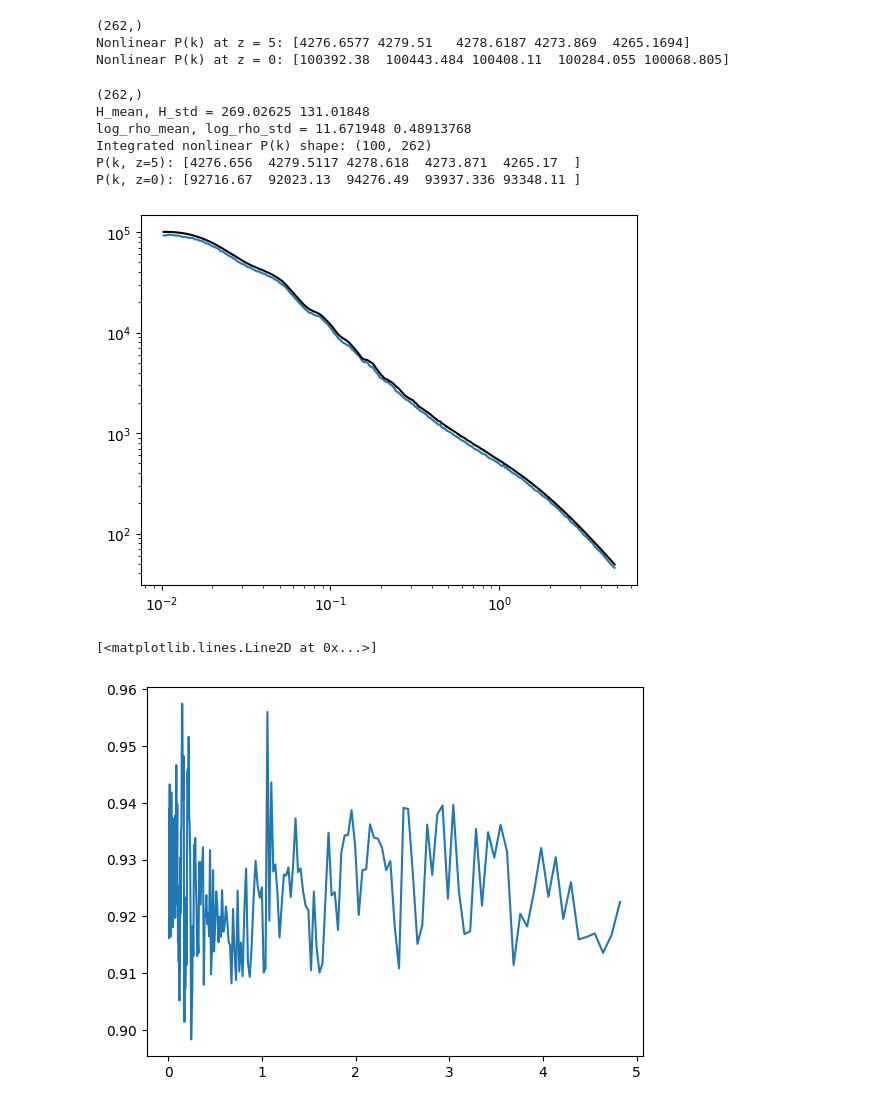
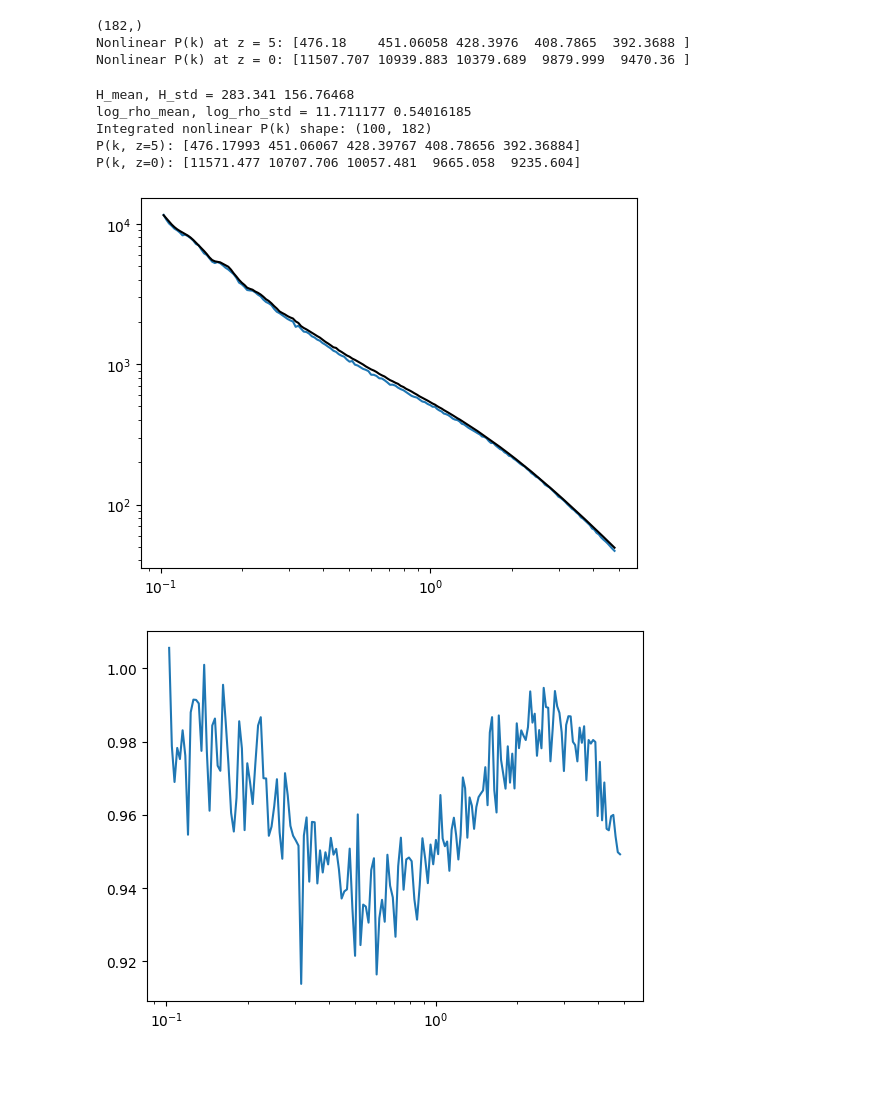
Before and after one commit to pltaylor16/odd_emu, a Jupyter notebook: new_approach/new.ipynb, the cells around one changed output. Saved outputs shown, nothing was run; the diff lists cells and outputs as text; code cells hidden in the pictures; blank space fills up the shorter version.

```diff
--- a/new_approach/new.ipynb
+++ b/new_approach/new.ipynb
@@ -5,7 +5,7 @@ import euclidemu2 as ee2
 
 # --- Load k-grid ---
 k_full = emulator.modes.astype(np.float32)
-k_idx = np.where((k_full > 1e-2) & (k_full < 4.9))[0]
+k_idx = np.where((k_full > 1e-1) & (k_full < 4.9))[0]
 k = k_full[k_idx]
 print (np.shape(k_idx))
 
@@ -50,9 +50,9 @@ pk_nl_z0 = get_nonlinear_pk(0.0)
 print("Nonlinear P(k) at z = 5:", pk_nl_z5[:5])
 print("Nonlinear P(k) at z = 0:", pk_nl_z0[:5])
 # %% [output]
-(262,)
-Nonlinear P(k) at z = 5: [4276.6577 4279.51   4278.6187 4273.869  4265.1694]
-Nonlinear P(k) at z = 0: [100392.38  100443.484 100408.11  100284.055 100068.805]
+(182,)
+Nonlinear P(k) at z = 5: [476.18    451.06058 428.3976  408.7865  392.3688 ]
+Nonlinear P(k) at z = 0: [11507.707 10939.883 10379.689  9879.999  9470.36 ]
 # %%
 import jax
 import jax.numpy as jnp
@@ -61,12 +61,17 @@ import equinox as eqx
 from diffrax import diffeqsolve, ODETerm, Tsit5, SaveAt
 import os
 
+k_full = emulator.modes.astype(np.float32)
+k_idx = np.where((k_full > 1e-1) & (k_full < 4.9))[0]
+k = k_full[k_idx]
+k_shp = np.shape(k_idx)[0]
+
 # --- Load model ---
 class RHS(eqx.Module):
     mlp: eqx.nn.MLP
     def __init__(self, key=None):
         dummy_key = jax.random.PRNGKey(0) if key is None else key
-        self.mlp = eqx.nn.MLP(in_size=265, out_size=262, width_size=512, depth=4, key=dummy_key)
+        self.mlp = eqx.nn.MLP(in_size=k_shp + 3, out_size=k_shp, width_size=512, depth=4, key=dummy_key)
 
     def __call__(self, P, H, rho, z):
         x = jnp.concatenate([P, H, rho, jnp.atleast_1d(z)])
@@ -79,10 +84,7 @@ model_params = eqx.tree_deserialise_leaves(model_path, model)
 model = eqx.combine(model_params, model)
 
 # --- Load k and set up random cosmology ---
-k_full = emulator.modes.astype(np.float32)
-k_idx = np.where((k_full > 1e-2) & (k_full < 4.9))[0]
-k = k_full[k_idx]
-print (np.shape(k_idx))
+
 from cosmopower_jax.cosmopower_jax import CosmoPowerJAX
 import euclidemu2 as ee2
 
@@ -174,12 +176,11 @@ print(f"Integrated nonlinear P(k) shape: {pk_sol.shape}")
 print(f"P(k, z=5): {pk_sol[0, :5]}")
 print(f"P(k, z=0): {pk_sol[-1, :5]}")
 # %% [output]
-(262,)
-H_mean, H_std = 269.02625 131.01848
-log_rho_mean, log_rho_std = 11.671948 0.48913768
-Integrated nonlinear P(k) shape: (100, 262)
-P(k, z=5): [4276.656  4279.5117 4278.618  4273.871  4265.17  ]
-P(k, z=0): [92716.67  92023.13  94276.49  93937.336 93348.11 ]
+H_mean, H_std = 283.341 156.76468
+log_rho_mean, log_rho_std = 11.711177 0.54016185
+Integrated nonlinear P(k) shape: (100, 182)
+P(k, z=5): [476.17993 451.06067 428.39767 408.78656 392.36884]
+P(k, z=0): [11571.477 10707.706 10057.481  9665.058  9235.604]
 # %%
 from matplotlib import pyplot as plt
 plt.plot(k,pk_sol[-1])
@@ -187,9 +188,9 @@ plt.plot(k,pk_nl_z0, color = 'k')
 plt.xscale('log')
 plt.yscale('log')
 # %% [output]
-[figure, old version]
+[figure, new version]
 # %%
 plt.plot(k,pk_sol[-1]/ pk_nl_z0)
+plt.xscale('log')
 # %% [output]
-[<matplotlib.lines.Line2D at 0x...>]
-[figure, old version]
+[figure, new version]
```
Also changed, not shown: 2 other files.
